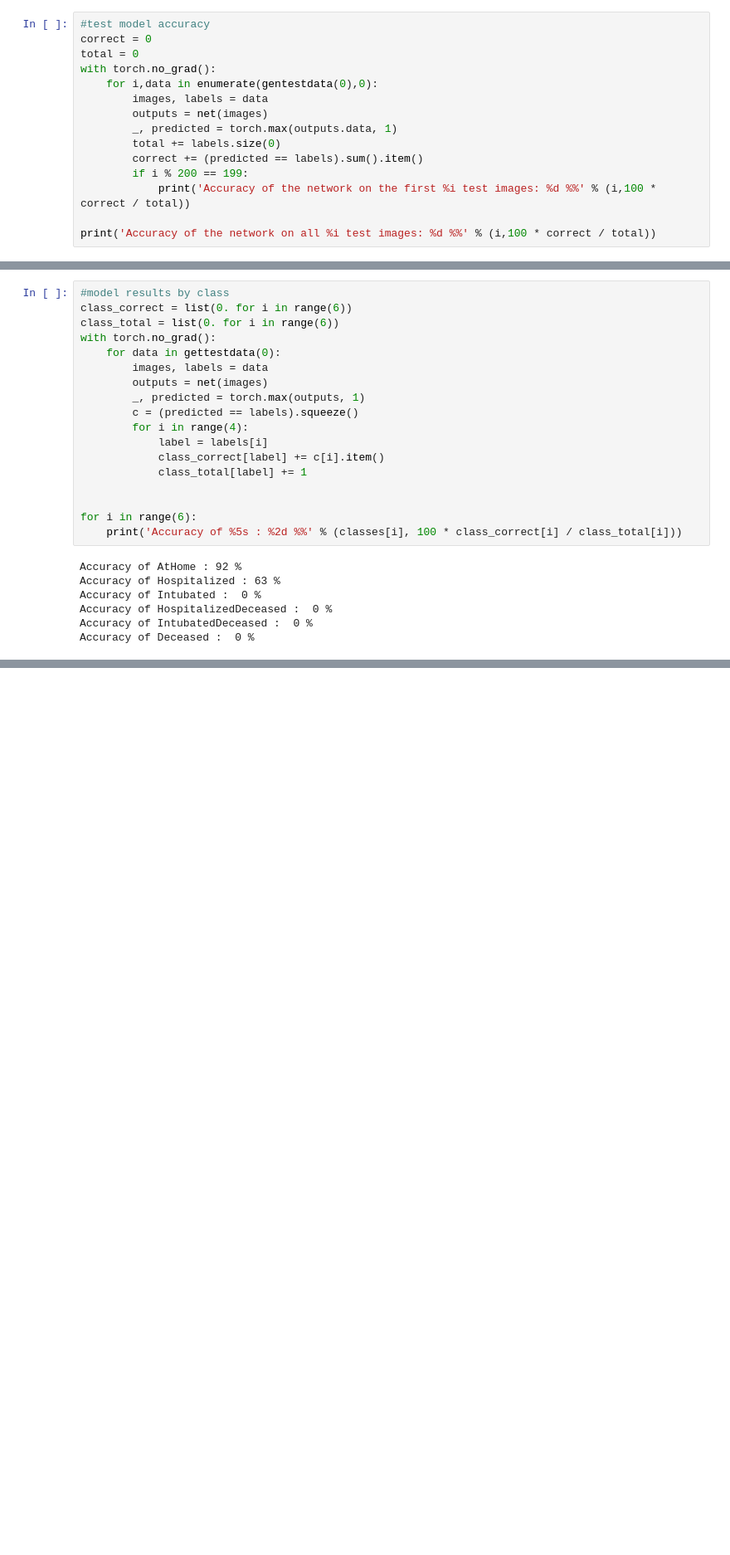
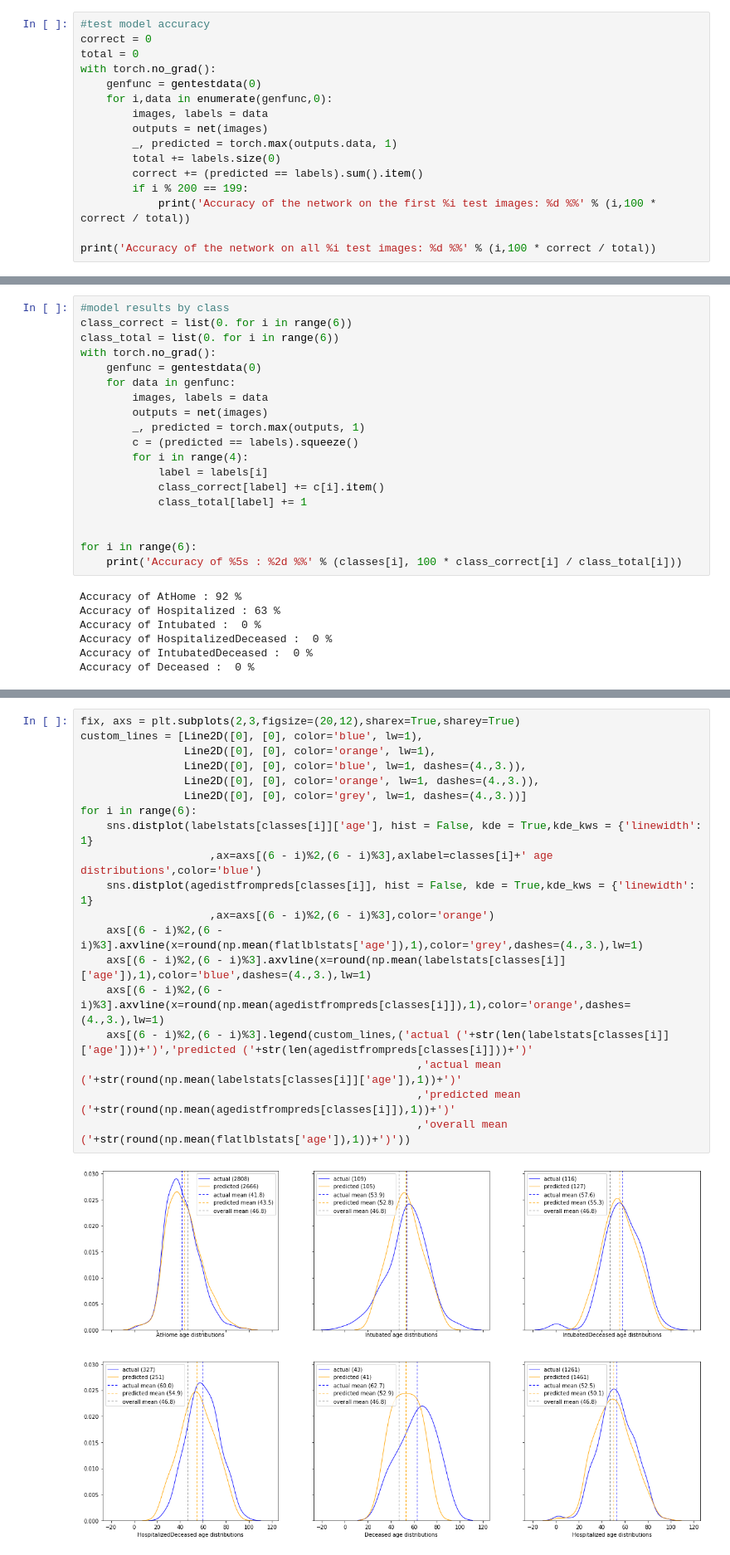
Before and after one commit to shartzog/CovidCNN, a Jupyter notebook: CovidCNNPipeline_v1.ipynb, the cells around one changed output, grey strips where cells are left out. Shown at 83% size. Saved outputs shown, nothing was run; the diff lists cells and outputs as text; blank space fills up the shorter version.

```diff
--- a/CovidCNNPipeline_v1.ipynb
+++ b/CovidCNNPipeline_v1.ipynb
@@ -254,7 +263,8 @@ def gettestdata(idx = 0):
 correct = 0
 total = 0
 with torch.no_grad():
-    for i,data in enumerate(gentestdata(0),0):
+    genfunc = gentestdata(0)
+    for i,data in enumerate(genfunc,0):
         images, labels = data
         outputs = net(images)
         _, predicted = torch.max(outputs.data, 1)
@@ -301,7 +310,8 @@ Actual:                   AtHome         Hospitalized         Hospitalized
 class_correct = list(0. for i in range(6))
 class_total = list(0. for i in range(6))
 with torch.no_grad():
-    for data in gettestdata(0):
+    genfunc = gentestdata(0)
+    for data in genfunc:
         images, labels = data
         outputs = net(images)
         _, predicted = torch.max(outputs, 1)
@@ -323,0 +427,21 @@ Accuracy of Deceased :  0 %
+# %%
+fix, axs = plt.subplots(2,3,figsize=(20,12),sharex=True,sharey=True)
+custom_lines = [Line2D([0], [0], color='blue', lw=1),
+                Line2D([0], [0], color='orange', lw=1),
+                Line2D([0], [0], color='blue', lw=1, dashes=(4.,3.)),
+                Line2D([0], [0], color='orange', lw=1, dashes=(4.,3.)),
+                Line2D([0], [0], color='grey', lw=1, dashes=(4.,3.))]
+for i in range(6):
+    sns.distplot(labelstats[classes[i]]['age'], hist = False, kde = True,kde_kws = {'linewidth': 1}
+                    ,ax=axs[(6 - i)%2,(6 - i)%3],axlabel=classes[i]+' age distributions',color='blue')
+    sns.distplot(agedistfrompreds[classes[i]], hist = False, kde = True,kde_kws = {'linewidth': 1}
+                    ,ax=axs[(6 - i)%2,(6 - i)%3],color='orange')
+    axs[(6 - i)%2,(6 - i)%3].axvline(x=round(np.mean(flatlblstats['age']),1),color='grey',dashes=(4.,3.),lw=1)
+    axs[(6 - i)%2,(6 - i)%3].axvline(x=round(np.mean(labelstats[classes[i]]['age']),1),color='blue',dashes=(4.,3.),lw=1)
+    axs[(6 - i)%2,(6 - i)%3].axvline(x=round(np.mean(agedistfrompreds[classes[i]]),1),color='orange',dashes=(4.,3.),lw=1)
+    axs[(6 - i)%2,(6 - i)%3].legend(custom_lines,('actual ('+str(len(labelstats[classes[i]]['age']))+')','predicted ('+str(len(agedistfrompreds[classes[i]]))+')'
+                                                    ,'actual mean ('+str(round(np.mean(labelstats[classes[i]]['age']),1))+')'
+                                                    ,'predicted mean ('+str(round(np.mean(agedistfrompreds[classes[i]]),1))+')'
+                                                    ,'overall mean ('+str(round(np.mean(flatlblstats['age']),1))+')'))
+# %% [output]
+[figure, added]
```
Also changed, not shown: parts of 12 cells of this notebook.
